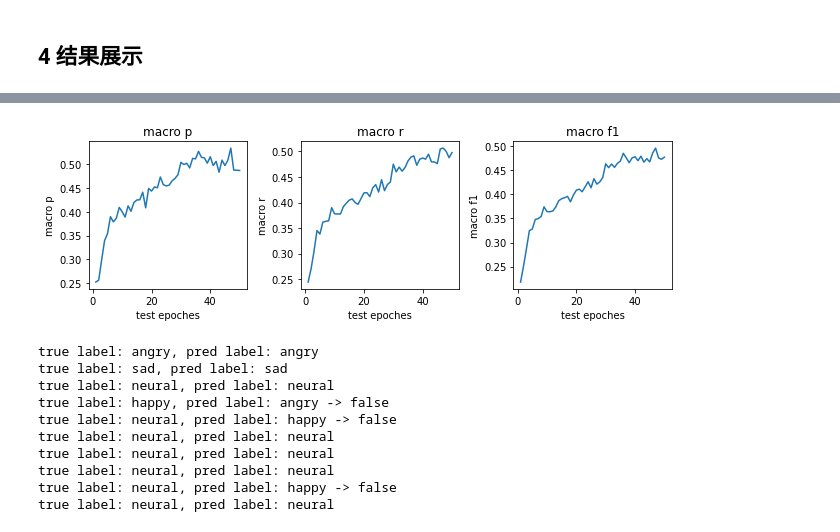
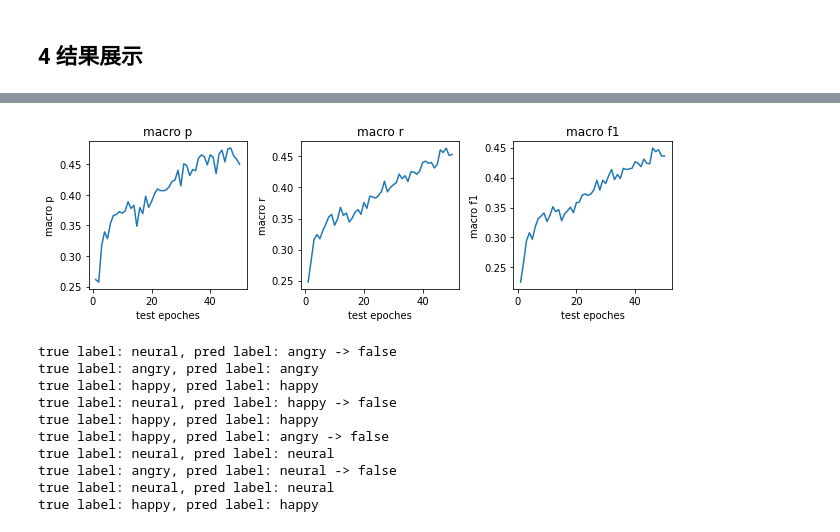
Before and after one commit to CatasJason/TextCNN_pytorch, a Jupyter notebook: 20125164_韩浩杰_源代码_实验5_疫情微博情绪分类.ipynb, the cells around one changed output, grey strips where cells are left out. Drawn from its saved outputs; the diff is of its cells as text; code cells hidden in the pictures.

```diff
--- a/20125164_韩浩杰_源代码_实验5_疫情微博情绪分类.ipynb
+++ b/20125164_韩浩杰_源代码_实验5_疫情微博情绪分类.ipynb
@@ -228,23 +235,23 @@ optimizer = optim.Adam(net.parameters(), lr=lr)
 criterion = nn.CrossEntropyLoss()
 
 train_loss_list = []
-valid_loss_list, valid_p_list, valid_r_list, valid_f1_list = [], [], [], []
+# valid_loss_list, valid_p_list, valid_r_list, valid_f1_list = [], [], [], []
 test_loss_list, test_p_list, test_r_list, test_f1_list = [], [], [], []
 for epoch in range(num_epoches):
     train_loss= train_epoch(net, train_iter, optimizer, criterion)
-    valid_loss, valid_p, valid_r, valid_f1 = test_epoch(net, valid_iter, criterion)
-    # test_loss, test_p, test_r, test_f1 = test_epoch(net, test_iter, criterion)
+    # valid_loss, valid_p, valid_r, valid_f1 = test_epoch(net, valid_iter, criterion)
+    test_loss, test_p, test_r, test_f1 = test_epoch(net, test_iter, criterion)
 
     train_loss_list.append(train_loss)
-    valid_loss_list.append(valid_loss)
-    valid_p_list.append(valid_p)
-    valid_r_list.append(valid_r)
-    valid_f1_list.append(valid_f1)
-    # test_loss_list.append(test_loss)
-    # test_p_list.append(test_p)
-    # test_r_list.append(test_r)
-    # test_f1_list.append(test_f1)
+    # valid_loss_list.append(valid_loss)
+    # valid_p_list.append(valid_p)
+    # valid_r_list.append(valid_r)
+    # valid_f1_list.append(valid_f1)
+    test_loss_list.append(test_loss)
+    test_p_list.append(test_p)
+    test_r_list.append(test_r)
+    test_f1_list.append(test_f1)
 
-    print('epoch: %d, train loss: %.4f, valid loss: %.4f, valid p: %.4f, valid r: %.4f, valid f1: %.4f' % (epoch+1, train_loss, valid_loss, valid_p, valid_r, valid_f1))
-    # print('epoch: %d, train loss: %.4f, test loss: %.4f, test p: %.4f, test r: %.4f, test f1: %.4f' % (epoch+1, train_loss, test_loss, test_p, test_r, test_f1))
+    # print('epoch: %d, train loss: %.4f, valid loss: %.4f, valid p: %.4f, valid r: %.4f, valid f1: %.4f' % (epoch+1, train_loss, valid_loss, valid_p, valid_r, valid_f1))
+    print('epoch: %d, train loss: %.4f, test loss: %.4f, test p: %.4f, test r: %.4f, test f1: %.4f' % (epoch+1, train_loss, test_loss, test_p, test_r, test_f1))
 # %% [output]
@@ -290,32 +297,33 @@ plt.show()
 # %%
 # 指标评价
 def semilogy(x_vals, y_vals, x_labels, y_labels, titles):
     fig = plt.figure(figsize=(9, 3))
     for i in range(len(x_vals)):
         ax = fig.add_subplot(1, 3, i+1)
         ax.set_title(titles[i])
         ax.set_xlabel(x_labels[i])
         ax.set_ylabel(y_labels[i])
         ax.plot(x_vals[i], y_vals[i], '-')
     fig.tight_layout()
     plt.show()
 
 x_vals = [range(1, num_epoches+1), range(1, num_epoches+1), range(1, num_epoches+1)]
-y_vals = [valid_p_list, valid_r_list, valid_f1_list]
+# y_vals = [valid_p_list, valid_r_list, valid_f1_list]
+y_vals = [test_p_list, test_r_list, test_f1_list]
 x_labels = ['test epoches', 'test epoches', 'test epoches']
 y_labels = ['macro p', 'macro r', 'macro f1']
 titles = ['macro p', 'macro r', 'macro f1']
 
 semilogy(x_vals, y_vals, x_labels, y_labels, titles)
 # %% [output]
-[figure, old version]
+[figure, new version]
 # %%
 # 预测结果
 def get_labels(labels):
     text_labels = ['neural', 'happy', 'angry', 'sad', 'fear', 'surprise']
     return [text_labels[int(i)] for i in labels]
 
-X, y = next(iter(valid_iter))
+X, y = next(iter(test_iter))
 true_labels = get_labels(y.cpu().numpy())
 pred_labels = get_labels(net(X).argmax(dim=1).cpu().numpy())
 
@@ -323,16 +331,16 @@ for i in range(10):
     result = "-> false" if true_labels[i]!=pred_labels[i] else ""
     print('true label: %s, pred label: %s %s' % (true_labels[i], pred_labels[i], result))
 # %% [output]
+true label: neural, pred label: angry -> false
 true label: angry, pred label: angry
-true label: sad, pred label: sad
+true label: happy, pred label: happy
+true label: neural, pred label: happy -> false
+true label: happy, pred label: happy
+true label: happy, pred label: angry -> false
 true label: neural, pred label: neural
-true label: happy, pred label: angry -> false
-true label: neural, pred label: happy -> false
+true label: angry, pred label: neural -> false
 true label: neural, pred label: neural
-true label: neural, pred label: neural
-true label: neural, pred label: neural
-true label: neural, pred label: happy -> false
-true label: neural, pred label: neural
+true label: happy, pred label: happy
 # %%
 print(net)
 # %% [output]
```
Also changed, not shown: parts of 6 cells of this notebook, 3 other files.
